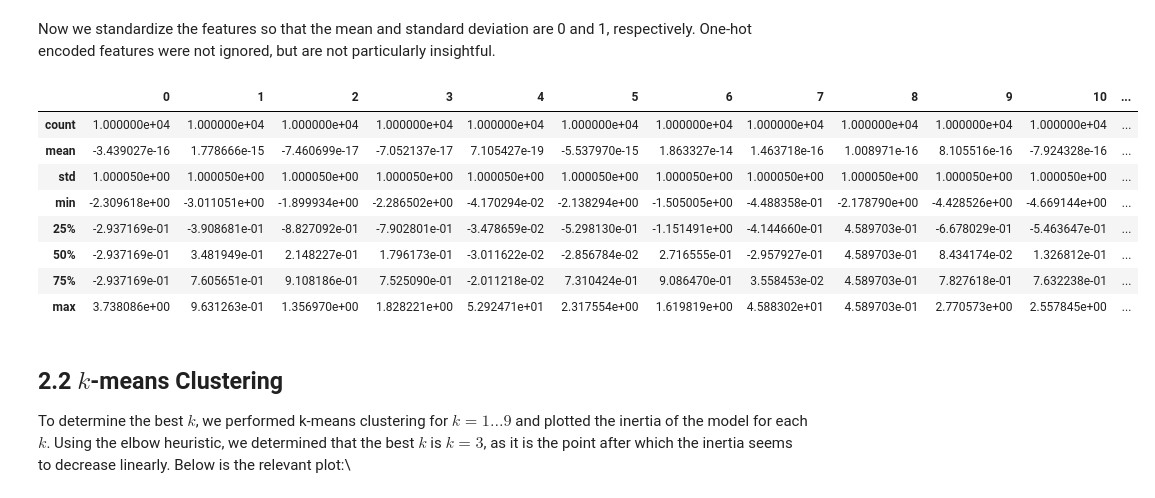
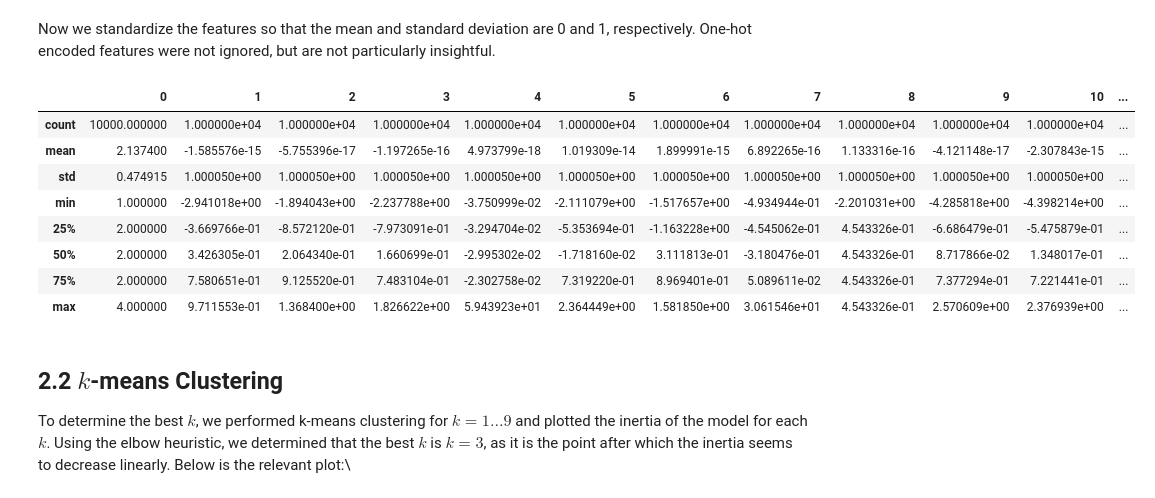
Before and after one commit to sseshadri26/ECE133A-Project, a Jupyter notebook: Project Notebook.ipynb, the cells around one changed output. Drawn from its saved outputs; the diff is of its cells as text; code cells hidden in the pictures.

```diff
--- a/Project Notebook.ipynb
+++ b/Project Notebook.ipynb
@@ -185,21 +185,30 @@ particularly insightful.
 # %%
 from sklearn.preprocessing import StandardScaler
 
+
+first_col = datanp[:, 0]
+rest_cols = datanp[:, 1:]
+
+# normalize the remaining columns
 scaler = StandardScaler()
-scaler.fit(datanp)
-datanp_normalized = scaler.transform(datanp)
+rest_cols_normalized = scaler.fit_transform(rest_cols)
+
+# concatenate the first column back to the normalized array
+datanp_normalized = np.hstack((first_col.reshape(-1, 1), rest_cols_normalized))
+
+
 datapd_normalized = pd.DataFrame(datanp_normalized)
 display(datapd_normalized.describe(include = 'all'))
 # %% [output]
 |  | 0 | 1 | 2 | 3 | 4 | 5 | 6 | 7 | 8 | 9 | 10 | ... |
-| count | 1.000000e+04 | 1.000000e+04 | 1.000000e+04 | 1.000000e+04 | 1.000000e+04 | 1.000000e+04 | 1.000000e+04 | 1.000000e+04 | 1.000000e+04 | 1.000000e+04 | 1.000000e+04 | ... |
-| mean | -3.439027e-16 | 1.778666e-15 | -7.460699e-17 | -7.052137e-17 | 7.105427e-19 | -5.537970e-15 | 1.863327e-14 | 1.463718e-16 | 1.008971e-16 | 8.105516e-16 | -7.924328e-16 | ... |
-| std | 1.000050e+00 | 1.000050e+00 | 1.000050e+00 | 1.000050e+00 | 1.000050e+00 | 1.000050e+00 | 1.000050e+00 | 1.000050e+00 | 1.000050e+00 | 1.000050e+00 | 1.000050e+00 | ... |
-| min | -2.309618e+00 | -3.011051e+00 | -1.899934e+00 | -2.286502e+00 | -4.170294e-02 | -2.138294e+00 | -1.505005e+00 | -4.488358e-01 | -2.178790e+00 | -4.428526e+00 | -4.669144e+00 | ... |
-| 25% | -2.937169e-01 | -3.908681e-01 | -8.827092e-01 | -7.902801e-01 | -3.478659e-02 | -5.298130e-01 | -1.151491e+00 | -4.144660e-01 | 4.589703e-01 | -6.678029e-01 | -5.463647e-01 | ... |
-| 50% | -2.937169e-01 | 3.481949e-01 | 2.148227e-01 | 1.796173e-01 | -3.011622e-02 | -2.856784e-02 | 2.716555e-01 | -2.957927e-01 | 4.589703e-01 | 8.434174e-02 | 1.326812e-01 | ... |
-| 75% | -2.937169e-01 | 7.605651e-01 | 9.108186e-01 | 7.525090e-01 | -2.011218e-02 | 7.310424e-01 | 9.086470e-01 | 3.558453e-02 | 4.589703e-01 | 7.827618e-01 | 7.632238e-01 | ... |
-| max | 3.738086e+00 | 9.631263e-01 | 1.356970e+00 | 1.828221e+00 | 5.292471e+01 | 2.317554e+00 | 1.619819e+00 | 4.588302e+01 | 4.589703e-01 | 2.770573e+00 | 2.557845e+00 | ... |
+| count | 10000.000000 | 1.000000e+04 | 1.000000e+04 | 1.000000e+04 | 1.000000e+04 | 1.000000e+04 | 1.000000e+04 | 1.000000e+04 | 1.000000e+04 | 1.000000e+04 | 1.000000e+04 | ... |
+| mean | 2.137400 | -1.585576e-15 | -5.755396e-17 | -1.197265e-16 | 4.973799e-18 | 1.019309e-14 | 1.899991e-15 | 6.892265e-16 | 1.133316e-16 | -4.121148e-17 | -2.307843e-15 | ... |
+| std | 0.474915 | 1.000050e+00 | 1.000050e+00 | 1.000050e+00 | 1.000050e+00 | 1.000050e+00 | 1.000050e+00 | 1.000050e+00 | 1.000050e+00 | 1.000050e+00 | 1.000050e+00 | ... |
+| min | 1.000000 | -2.941018e+00 | -1.894043e+00 | -2.237788e+00 | -3.750999e-02 | -2.111079e+00 | -1.517657e+00 | -4.934944e-01 | -2.201031e+00 | -4.285818e+00 | -4.398214e+00 | ... |
+| 25% | 2.000000 | -3.669766e-01 | -8.572120e-01 | -7.973091e-01 | -3.294704e-02 | -5.353694e-01 | -1.163228e+00 | -4.545062e-01 | 4.543326e-01 | -6.686479e-01 | -5.475879e-01 | ... |
+| 50% | 2.000000 | 3.426305e-01 | 2.064340e-01 | 1.660699e-01 | -2.995302e-02 | -1.718160e-02 | 3.111813e-01 | -3.180476e-01 | 4.543326e-01 | 8.717866e-02 | 1.348017e-01 | ... |
+| 75% | 2.000000 | 7.580651e-01 | 9.125520e-01 | 7.483104e-01 | -2.302758e-02 | 7.319220e-01 | 8.969401e-01 | 5.089611e-02 | 4.543326e-01 | 7.377294e-01 | 7.221441e-01 | ... |
+| max | 4.000000 | 9.711553e-01 | 1.368400e+00 | 1.826622e+00 | 5.943923e+01 | 2.364449e+00 | 1.581850e+00 | 3.061546e+01 | 4.543326e-01 | 2.570609e+00 | 2.376939e+00 | ... |
 # %% [markdown]
 ## 2.2 $k$-means Clustering
 To determine the best $k$, we performed k-means clustering for
```
Also changed, not shown: parts of 19 cells of this notebook, 4 other files.
